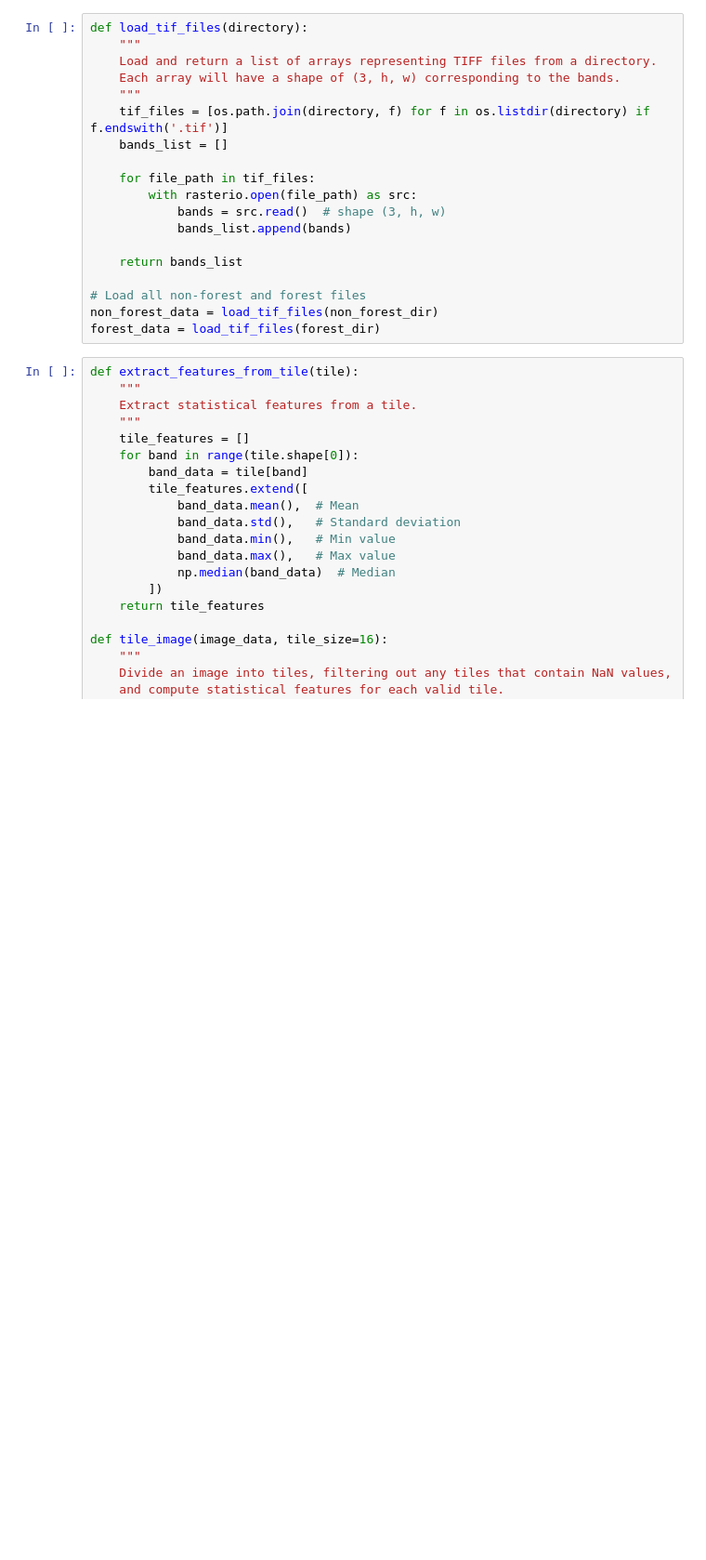
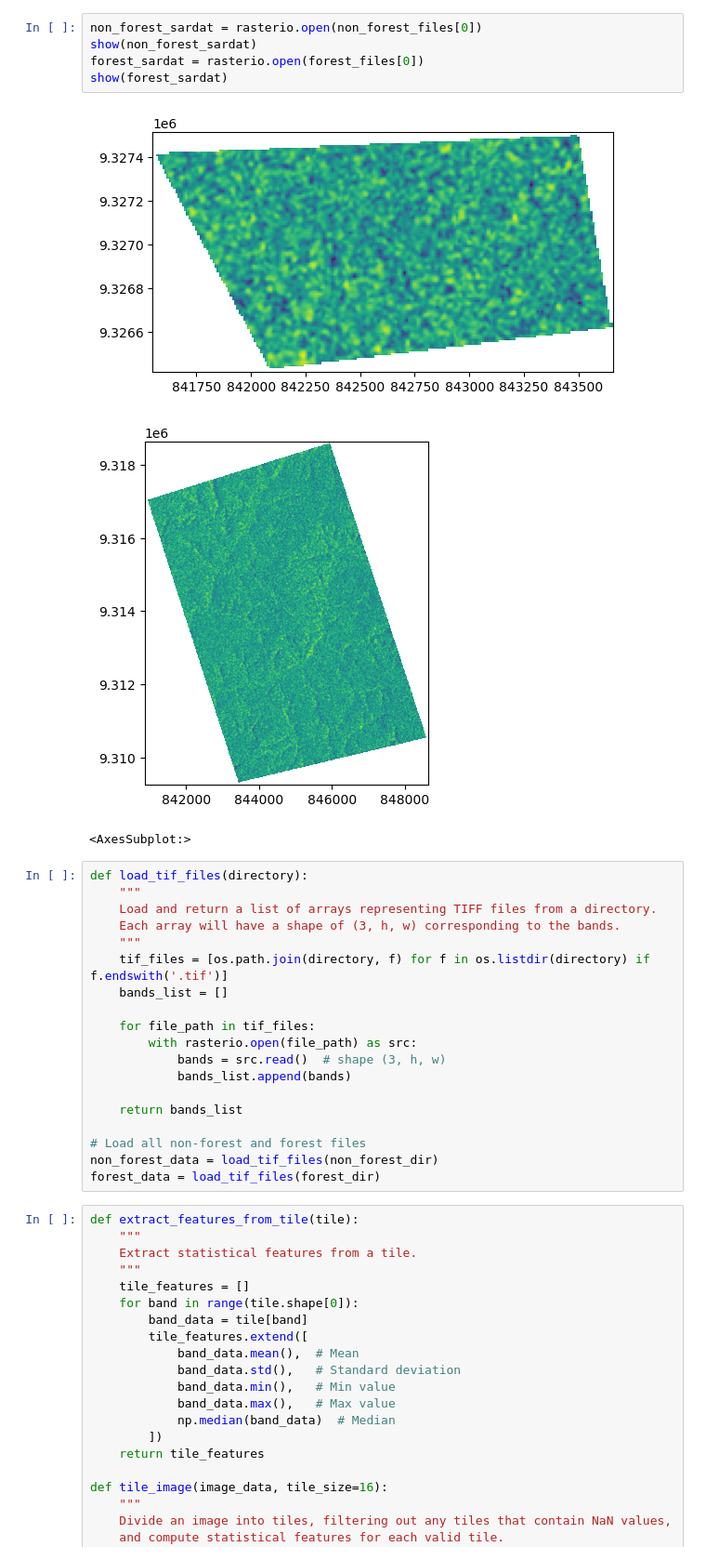
Before and after one commit to raznuss/MarvinBlue, a Jupyter notebook: Data_exploration.ipynb, the cells around one changed output. Shown: that part at 93% size. Saved outputs shown, nothing was run; the diff lists cells and outputs as text; blank space fills up the shorter version.

```diff
--- a/Data_exploration.ipynb
+++ b/Data_exploration.ipynb
@@ -31,6 +33,15 @@ print(f"Forest Image Resolution: {forest_resolution[0]} meters x {forest_resolut
 # %% [output]
 Non-Forest Image Resolution: 10.0 meters x 10.0 meters per pixel
 Forest Image Resolution: 10.0 meters x 10.0 meters per pixel
+# %%
+non_forest_sardat = rasterio.open(non_forest_files[0])
+show(non_forest_sardat)
+forest_sardat = rasterio.open(forest_files[0])
+show(forest_sardat)
+# %% [output]
+[figure, added]
+[figure, added]
+<AxesSubplot:>
 # %%
 def load_tif_files(directory):
     """
```
Also changed, not shown: parts of 6 cells of this notebook, 2 other files.
